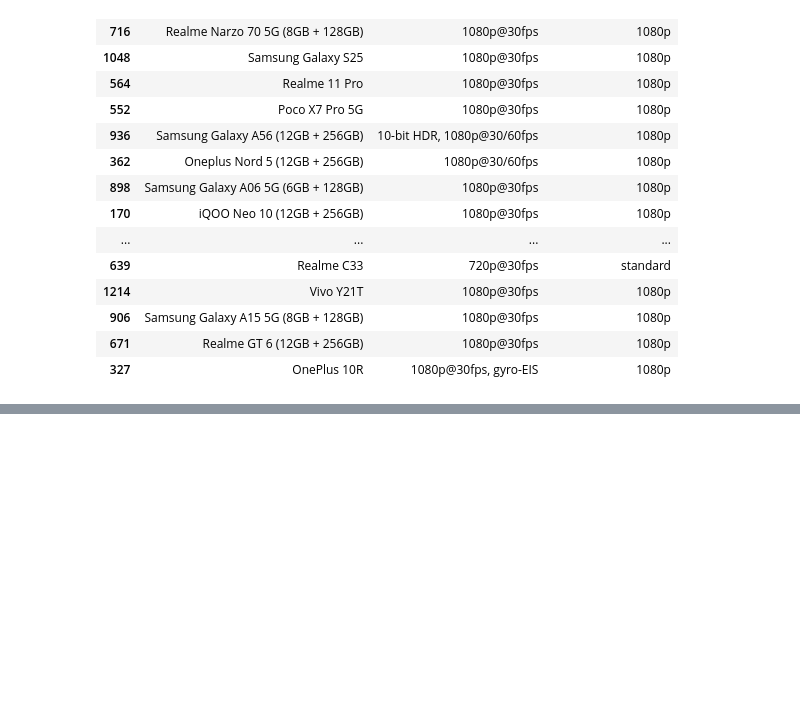
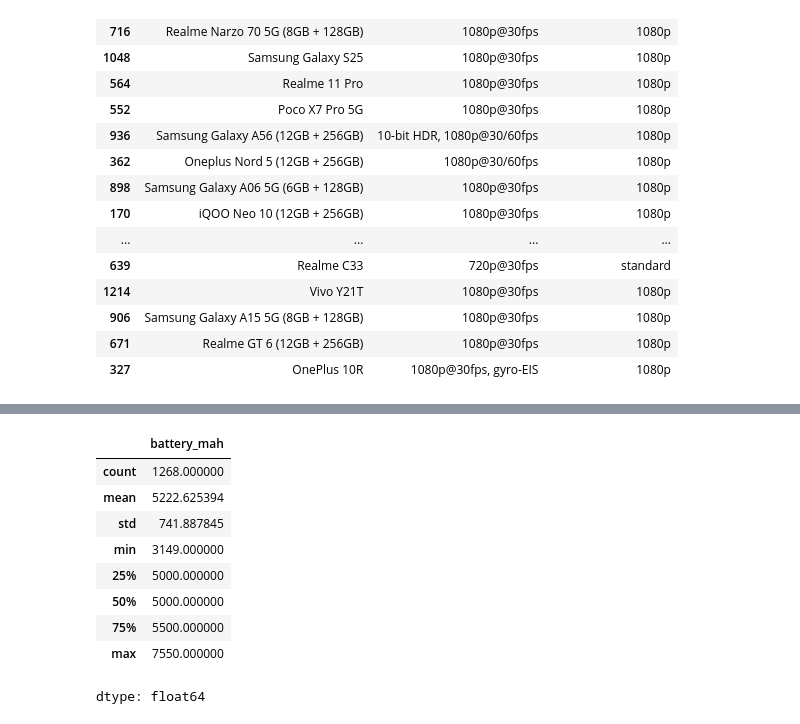
Before and after one commit to rajeshxdatascience/smartphone-recommender-system, a Jupyter notebook: SpecLens_AI_Data_Engineering.ipynb, the cells around one changed output, grey strips where cells are left out. Cells and saved outputs as stored; diff of their text form; code cells hidden in the pictures; blank space fills up the shorter version.

```diff
--- a/SpecLens_AI_Data_Engineering.ipynb
+++ b/SpecLens_AI_Data_Engineering.ipynb
@@ -4451,0 +4493,13 @@ df[['model','front_video','max_front_video_res']].sample(20)
+# %%
+df['battery_mah'].describe()
+# %% [output]
+|  | battery_mah |
+| count | 1268.000000 |
+| mean | 5222.625394 |
+| std | 741.887845 |
+| min | 3149.000000 |
+| 25% | 5000.000000 |
+| 50% | 5000.000000 |
+| 75% | 5500.000000 |
+| max | 7550.000000 |
+dtype: float64
```
Also changed, not shown: parts of 4 cells of this notebook.
